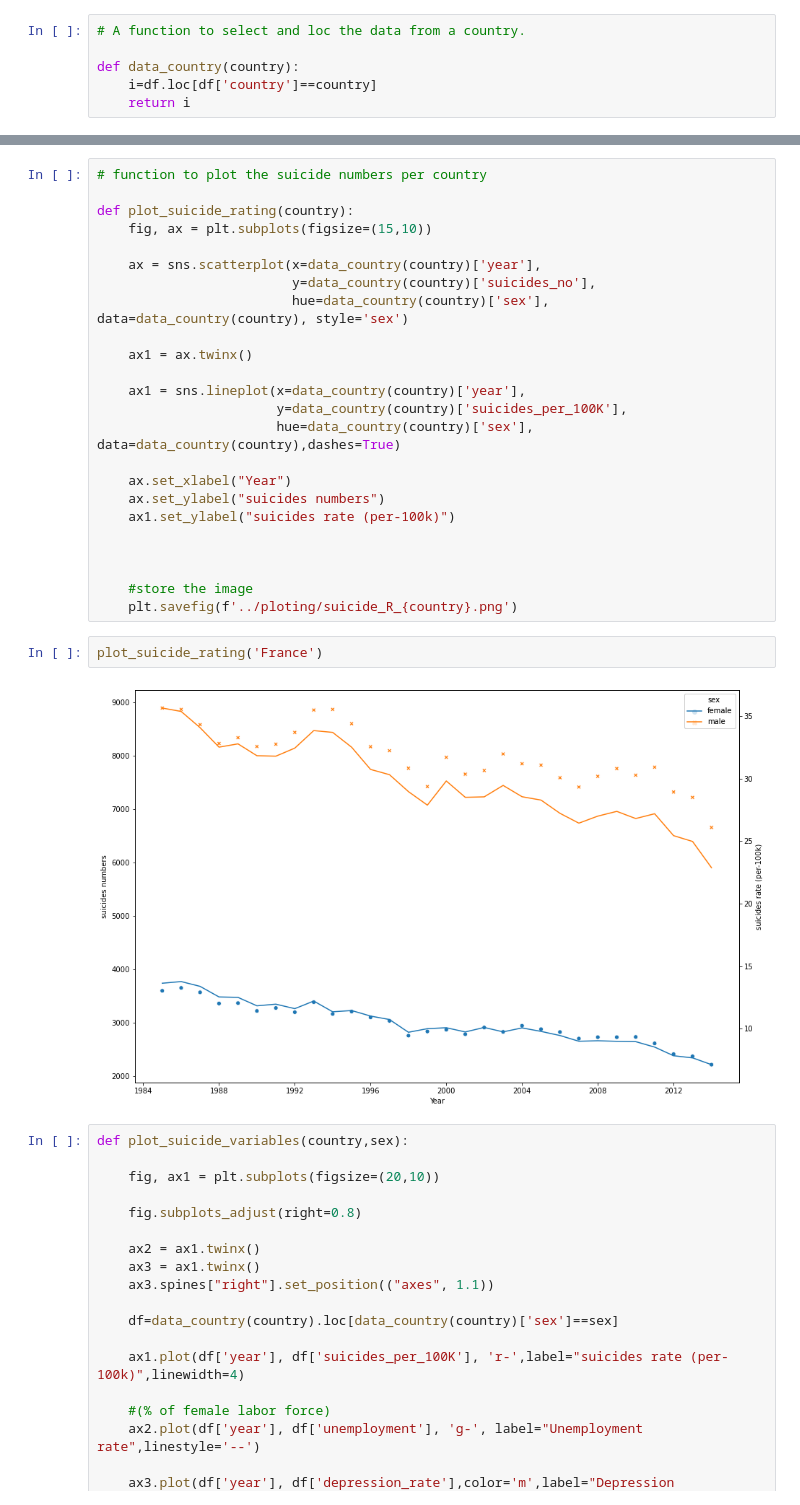
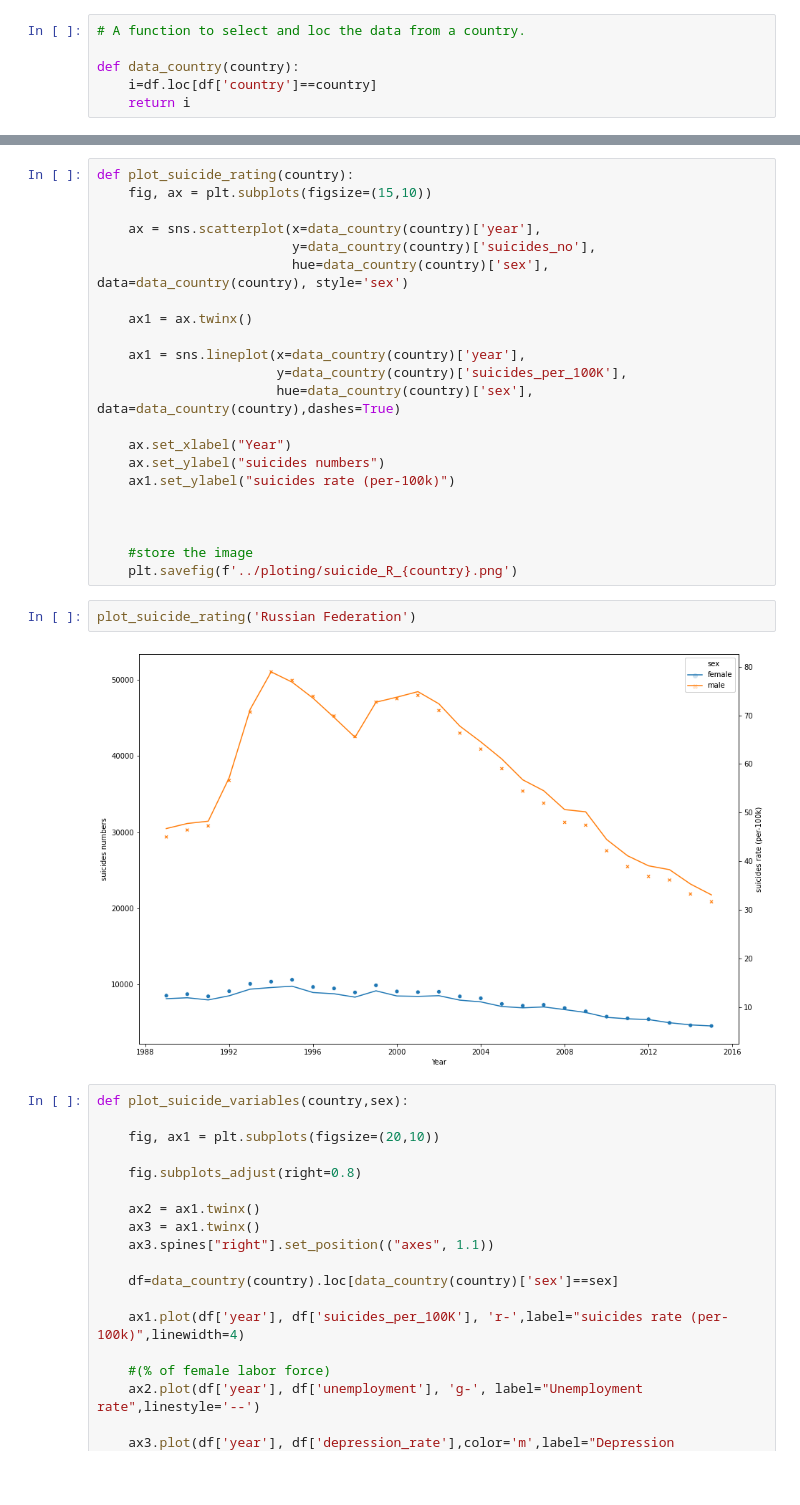
Before and after one commit to Brunadiasmiguel/depression, a Jupyter notebook: Analysis/regression_suicide_rate.ipynb, the cells around one changed output, grey strips where cells are left out. Drawn from its saved outputs; the diff is of its cells as text; blank space fills up the shorter version.

```diff
--- a/Analysis/regression_suicide_rate.ipynb
+++ b/Analysis/regression_suicide_rate.ipynb
@@ -57,6 +83,4 @@ data_country('Germany')
 # %%
-# function to plot the suicide numbers per country
-
 def plot_suicide_rating(country):
     fig, ax = plt.subplots(figsize=(15,10))
 
@@ -78,10 +102,10 @@ def plot_suicide_rating(country):
 
     #store the image
     plt.savefig(f'../ploting/suicide_R_{country}.png')
-# %%
-plot_suicide_rating('France')
-# %% [output]
-[figure, removed]
+# %%
+plot_suicide_rating('Russian Federation')
+# %% [output]
+[figure, added]
 # %%
 def plot_suicide_variables(country,sex):
 
```
Also changed, not shown: parts of 7 cells of this notebook, 4 other files.
